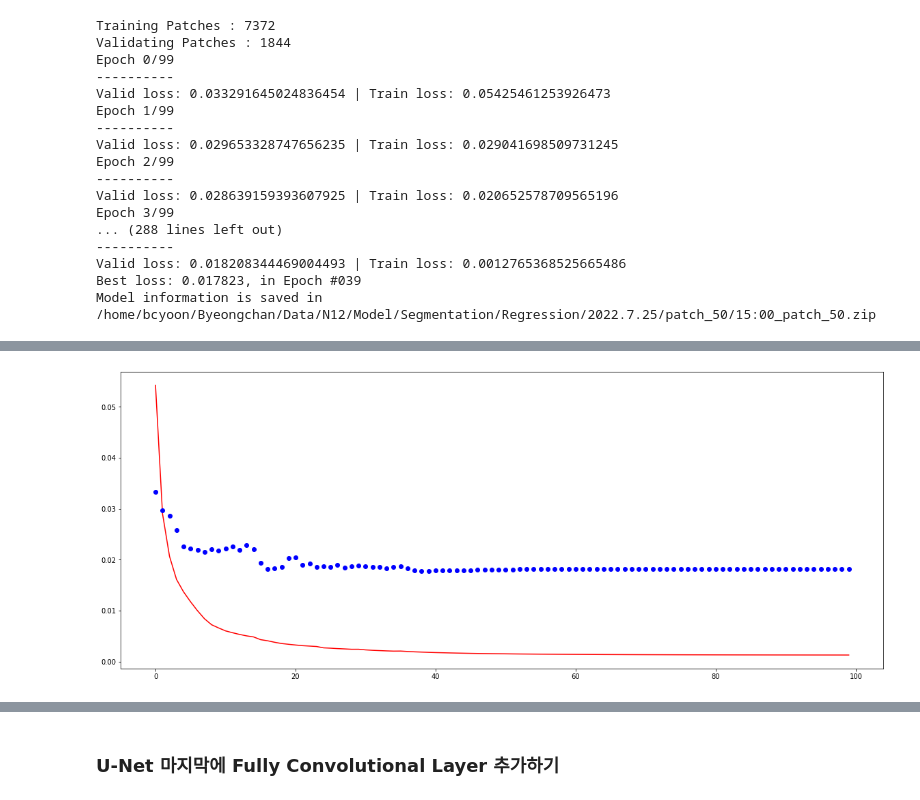
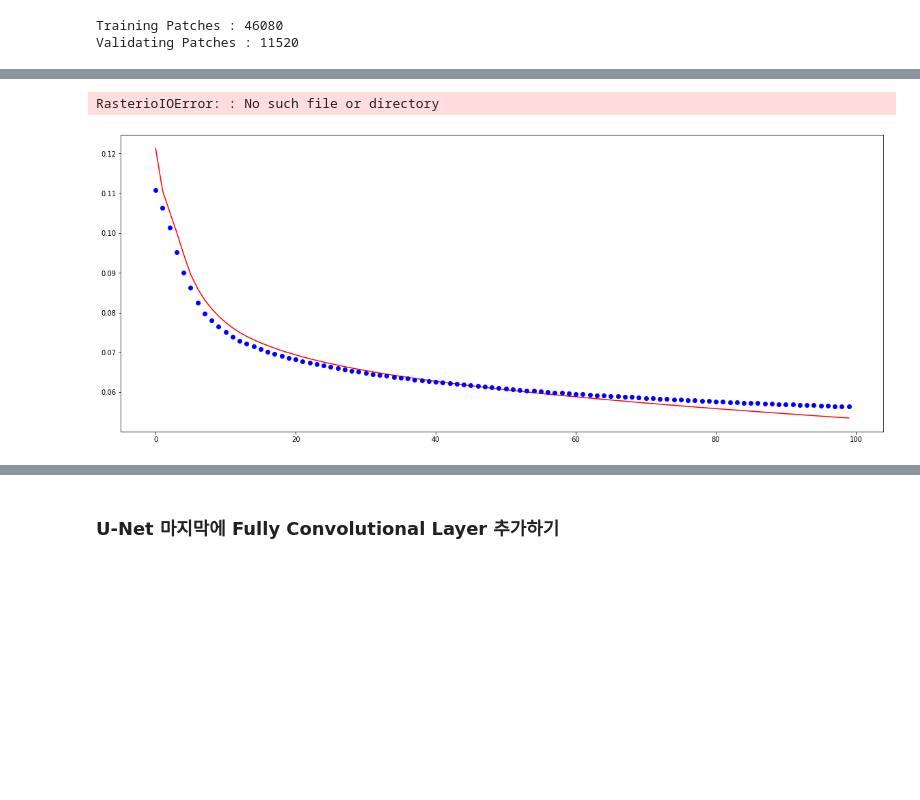
Before and after one commit to Yumbang/Codes, a Jupyter notebook: segmentation.ipynb, the cells around one changed output, grey strips where cells are left out. Cells and saved outputs as stored; diff of their text form; code cells hidden in the pictures; blank space fills up the shorter version.

Commit message:
Changed regression model patch size to 10
Added pregress bar with tqdm

Fixed result function and adjusted datasets

```diff
--- a/segmentation.ipynb
+++ b/segmentation.ipynb
@@ -90,16 +99,18 @@ def train_model(model, dataloaders, criterion, optimizer, scheduler, device, num
     os.makedirs(os.path.join(path,f'{now.year}.{now.month}.{now.day}/',f'{description}/', 'tmp/'), exist_ok=True)
     zipped_model = zipfile.ZipFile(os.path.join(path,f'{now.year}.{now.month}.{now.day}/',f'{description}/', '{0:0=2d}:{1:0=2d}'.format(now.hour, now.minute)+f'_{description}'+'.zip'), 'w')
 
-
-    for epoch in range(num_epochs):
-        print('Epoch {}/{}'.format(epoch, num_epochs - 1))
-        print('-' * 10)
+    epoch_range = tqdm.trange(num_epochs)
+    for epoch in epoch_range:
 
         train_running_loss = 0.0
         valid_running_loss = 0.0
 
+        epoch_range.set_description(f'EPOCH #{epoch}')
+
+
         for state in ['Train', 'Validation']:
-            for i, (inputs, labels_OHE, labels) in enumerate(dataloaders[state]):
+            #pbar = tqdm.tqdm(dataloaders[state])
+            for inputs, labels_OHE, labels in dataloaders[state]:
 
                 inputs = inputs.to(device)
                 labels = labels.to(device)
@@ -114,19 +125,22 @@ def train_model(model, dataloaders, criterion, optimizer, scheduler, device, num
                     train_loss = criterion(outputs, labels)
                     train_loss.backward()
                     train_running_loss += train_loss.item() * inputs.size(0)
+                    #pbar.set_description('Train')
 
                 if state == 'Validation':
                     model.eval()
                     valid_loss = criterion(outputs, labels)
                     valid_running_loss += valid_loss.item() * inputs.size(0)
+                    #pbar.set_description('Valid')
 
                 optimizer.step()
                 #valid_running_similarity += metric(outputs, labels)
                 #print('validating')
 
                 #print(f'{i}th batch')
+            #pbar.clear()
 
-
+        epoch_range.refresh()
 
 
         #print(f'Memory after a training : {torch.cuda.memory_allocated()/1024/1024}')
@@ -135,7 +149,7 @@ def train_model(model, dataloaders, criterion, optimizer, scheduler, device, num
         epoch_valid_loss = valid_running_loss / validating_patches
         scheduler.step(epoch_valid_loss)
 
-        print(f'Valid loss: {epoch_valid_loss} | Train loss: {epoch_train_loss}')
+        #print(f'Valid loss: {epoch_valid_loss} | Train loss: {epoch_train_loss}')
 
 
         if epoch_valid_loss < least_valid_loss:
@@ -160,9 +174,9 @@ def train_model(model, dataloaders, criterion, optimizer, scheduler, device, num
     shutil.copy(src=os.path.join(path,f'{now.year}.{now.month}.{now.day}/',f'{description}/', 'tmp/', '{0:0=2d}.pth'.format(epoch)), dst=os.path.join(path,f'{now.year}.{now.month}.{now.day}/', 'Best_Model_Parameters_of_{0:0=2d}:{1:0=2d}'.format(now.hour, now.minute)+f'_{description}'+'.pth'))
     print('Model information is saved in '+os.path.join(path,f'{now.year}.{now.month}.{now.day}/',f'{description}/', '{0:0=2d}:{1:0=2d}'.format(now.hour, now.minute)+f'_{description}'+'.zip'))
 
-    '''model.load_state_dict(torch.load(os.path.join(path,f'{now.year}.{now.month}.{now.day}/',f'{description}/','tmp/', '{0:0=2d}.pth'.format(best_model_epoch))))
+    model.load_state_dict(torch.load(os.path.join(path,f'{now.year}.{now.month}.{now.day}/',f'{description}/','tmp/', '{0:0=2d}.pth'.format(best_model_epoch))))
     result_path = save_result(model = model.to('cpu'), dataloader=dataloaders['Prediction'], path=path, description=description, reference_data=reference_data, patch_size=patch_size, now=now)
-    print('Model result is saved in '+ result_path)'''
+    print('Model result is saved in '+ result_path)
 
     shutil.rmtree(os.path.join(path,f'{now.year}.{now.month}.{now.day}/',f'{description}/','tmp/'))
     best_model_path = os.path.join(path,f'{now.year}.{now.month}.{now.day}/', 'Best_Model_Parameters_of_{0:0=2d}:{1:0=2d}'.format(now.hour, now.minute)+f'_{description}'+'.pth')
@@ -495,10 +403,10 @@ class UrbanGreenRegression(nn.Module):
         return torch.softmax(x, dim=-1)
 # %%
 raw_data_array ,raw_target_array, OHE_target_array = prepare_raw_files()
-batch_size = 64
-patch_size = 50
+batch_size = 6400
+patch_size = 10
 train_ratio = 0.8
-rotate_training_data = True
+rotate_training_data = False
 Datasets_NON_OHE = {
     'Train' : TrainDataset2(raw_data_array, OHE_target_array, raw_target_array, patch_size = patch_size, rotate = rotate_training_data, train_ratio = train_ratio),
     'Validation' : TrainDataset2(raw_data_array, OHE_target_array, raw_target_array, patch_size = patch_size, is_validating = True, rotate = rotate_training_data, train_ratio = train_ratio),
@@ -506,9 +414,9 @@ Datasets_NON_OHE = {
 }
 # %%
 Dataloaders_NON_OHE = {
-    'Train' : DataLoader(Datasets_NON_OHE['Train'], batch_size=64),
-    'Validation' : DataLoader(Datasets_NON_OHE['Validation'], batch_size=64),
-    'Prediction' : DataLoader(Datasets_NON_OHE['Prediction'], batch_size=64)
+    'Train' : DataLoader(Datasets_NON_OHE['Train'], batch_size=batch_size),
+    'Validation' : DataLoader(Datasets_NON_OHE['Validation'], batch_size=batch_size),
+    'Prediction' : DataLoader(Datasets_NON_OHE['Prediction'], batch_size=2400//patch_size)
 }
 # %%
 from torchsummary import summary
@@ -538,22 +446,7 @@ model2 = UrbanGreenRegression()
 criterion2 = torch.nn.MSELoss(reduction='mean')
 optimizer2 = torch.optim.SGD(model2.parameters(), lr=0.01, momentum=0.9)
 scheduler2 = torch.optim.lr_scheduler.ReduceLROnPlateau(optimizer2, 'min', patience=5, factor=0.75)
-best_model_path = train_model(model2, Dataloaders_NON_OHE, criterion2, optimizer2, scheduler2, device, num_epochs=100, batch_size=batch_size, path='/home/bcyoon/Byeongchan/Data/N12/Model/Segmentation/Regression/', description='patch_50')
+best_model_path = train_model(model2, Dataloaders_NON_OHE, criterion2, optimizer2, scheduler2, device, num_epochs=100, batch_size=batch_size, path='/home/bcyoon/Byeongchan/Data/N12/Model/Segmentation/Regression/', description='patch_10_pointwiseConv')
 # %% [output]
-Training Patches : 7372
-Validating Patches : 1844
-Epoch 0/99
-----------
-Valid loss: 0.033291645024836454 | Train loss: 0.05425461253926473
-Epoch 1/99
-----------
-Valid loss: 0.029653328747656235 | Train loss: 0.029041698509731245
-Epoch 2/99
-----------
-Valid loss: 0.028639159393607925 | Train loss: 0.020652578709565196
-Epoch 3/99
-... (288 lines left out)
-----------
-Valid loss: 0.018208344469004493 | Train loss: 0.0012765368525665486
-Best loss: 0.017823, in Epoch #039
-Model information is saved in /home/bcyoon/Byeongchan/Data/N12/Model/Segmentation/Regression/2022.7.25/patch_50/15:00_patch_50.zip
+Training Patches : 46080
+Validating Patches : 11520
@@ -560 +455,2 @@ Model information is saved in /home/bcyoon/Byeongchan/Data/N12/Model/Segmentatio
+RasterioIOError: : No such file or directory
-[figure, old version]
+[figure, new version]
```
Also changed, not shown: parts of 13 cells of this notebook.
